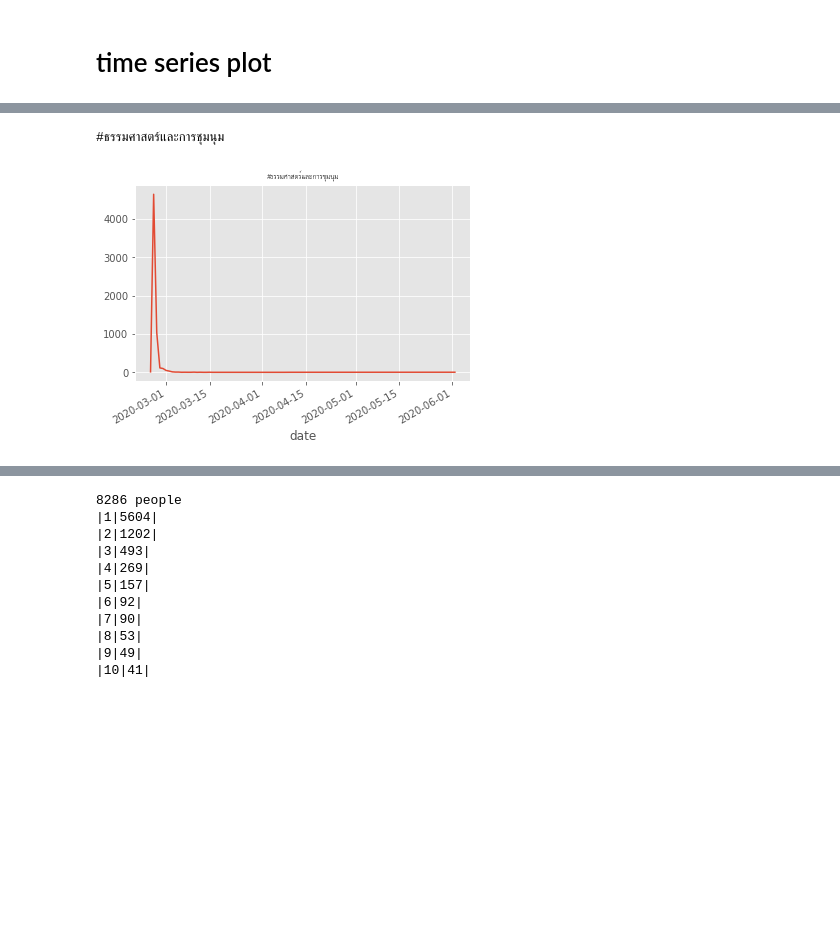
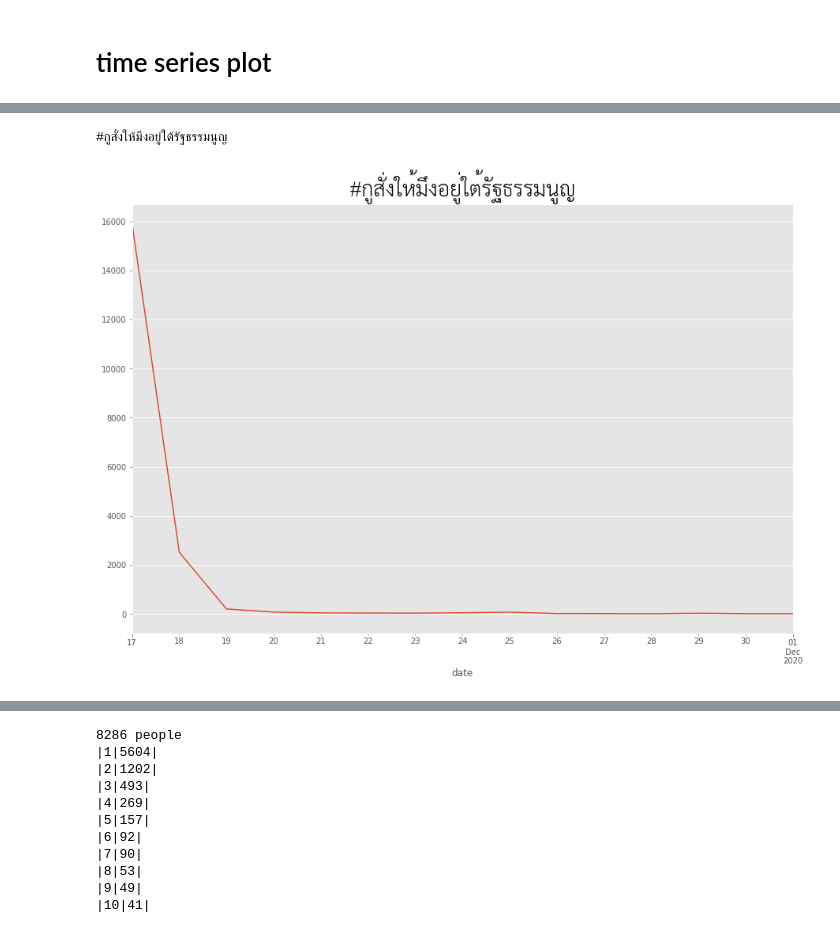
Before and after one commit to nozomiyamada/twitter_analysis, a Jupyter notebook: processing.ipynb, the cells around one changed output, grey strips where cells are left out. Saved outputs shown, nothing was run; the diff lists cells and outputs as text; code cells hidden in the pictures; blank space fills up the shorter version.

```diff
--- a/processing.ipynb
+++ b/processing.ipynb
@@ -70,15 +99,15 @@ NameError: name 'dfs' is not defined
 # %%
-#fig = plt.figure(figsize=(15,10))
+fig = plt.figure(figsize=(15,10))
 
-i = 3
-#df = dfs[i]
-df = dfs[i][dfs[i].date <= '2020-7-10']
+i = 0
+df = dfs[i]
+df = dfs[i][dfs[i].date <= '2020-12-01']
 
 hashtag = jsons[i].split('/')[1].replace('.json','')
 print(hashtag)
 df.groupby(df["date"]).count()['id'].plot()
-plt.title(hashtag, fontproperties=fp)
+plt.title(hashtag, fontproperties=fp, fontsize=40)
 plt.show()
 # %% [output]
-#ธรรมศาสตร์และการชุมนุม
+#กูสั่งให้มึงอยู่ใต้รัฐธรรมนูญ
-[figure, old version]
+[figure, new version]
```
Also changed, not shown: parts of 3 cells of this notebook, 8 other files.
